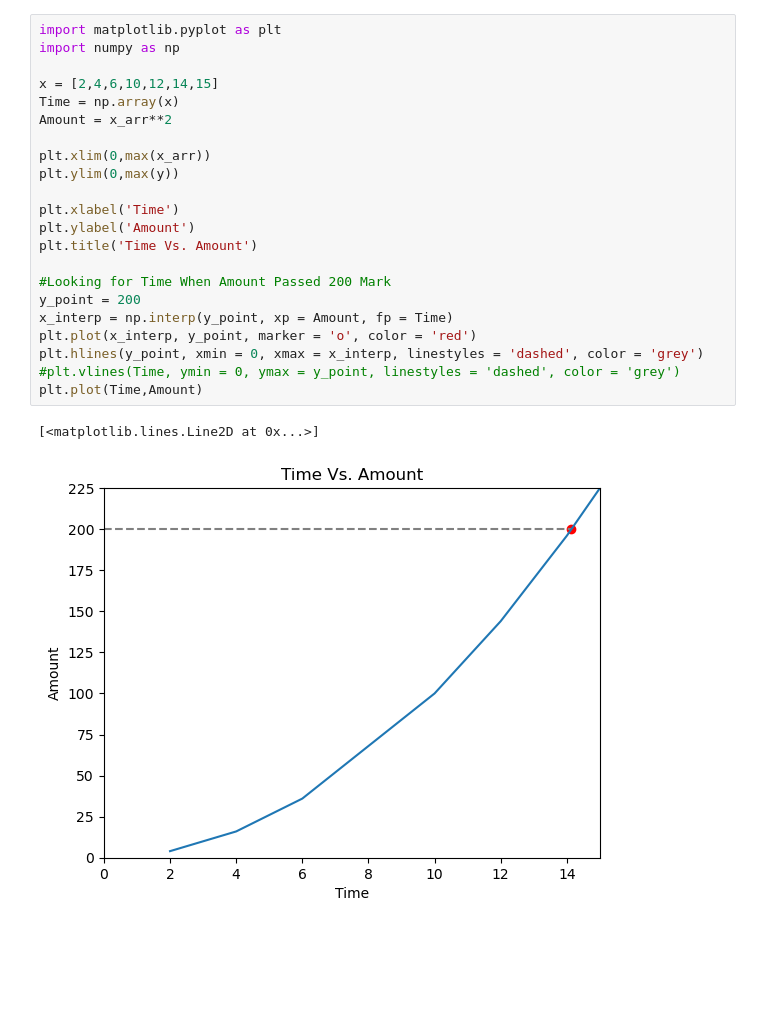
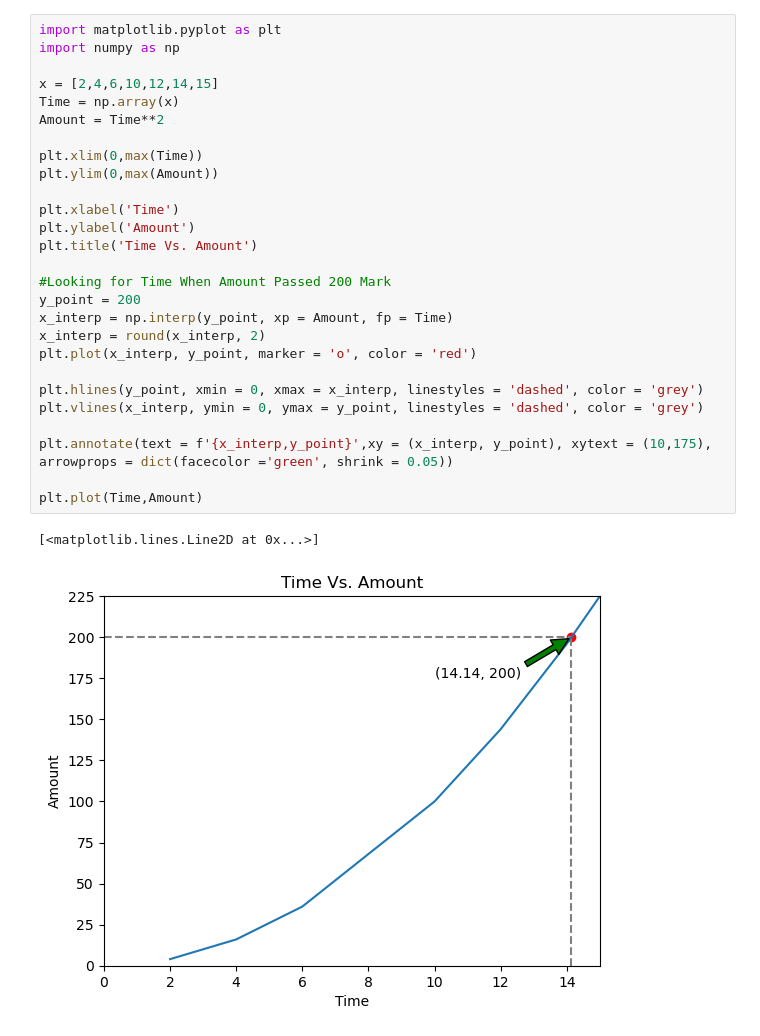
Before and after one commit to BILDADMOSES/Plotting-Using-Matplotlib, a Jupyter notebook: Matplot_Intro.ipynb, the cells around one changed output. Saved outputs shown, nothing was run; the diff lists cells and outputs as text; blank space fills up the shorter version.

Commit message:
Plotting Interpolated Points

```diff
--- a/Matplot_Intro.ipynb
+++ b/Matplot_Intro.ipynb
@@ -31,26 +31,31 @@ plt.show()
 # %%
 import matplotlib.pyplot as plt
 import numpy as np
 
 x = [2,4,6,10,12,14,15]
 Time = np.array(x)
-Amount = x_arr**2
+Amount = Time**2
 
-plt.xlim(0,max(x_arr))
-plt.ylim(0,max(y))
+plt.xlim(0,max(Time))
+plt.ylim(0,max(Amount))
 
 plt.xlabel('Time')
 plt.ylabel('Amount')
 plt.title('Time Vs. Amount')
 
 #Looking for Time When Amount Passed 200 Mark
 y_point = 200
 x_interp = np.interp(y_point, xp = Amount, fp = Time)
+x_interp = round(x_interp, 2)
 plt.plot(x_interp, y_point, marker = 'o', color = 'red')
+
 plt.hlines(y_point, xmin = 0, xmax = x_interp, linestyles = 'dashed', color = 'grey')
-#plt.vlines(Time, ymin = 0, ymax = y_point, linestyles = 'dashed', color = 'grey')
+plt.vlines(x_interp, ymin = 0, ymax = y_point, linestyles = 'dashed', color = 'grey')
+
+plt.annotate(text = f'{x_interp,y_point}',xy = (x_interp, y_point), xytext = (10,175), arrowprops = dict(facecolor ='green', shrink = 0.05))
+
 plt.plot(Time,Amount)
 # %% [output]
 [<matplotlib.lines.Line2D at 0x...>]
-[figure, old version]
+[figure, new version]
 # %%
```
Also changed, not shown: parts of 2 cells of this notebook.
